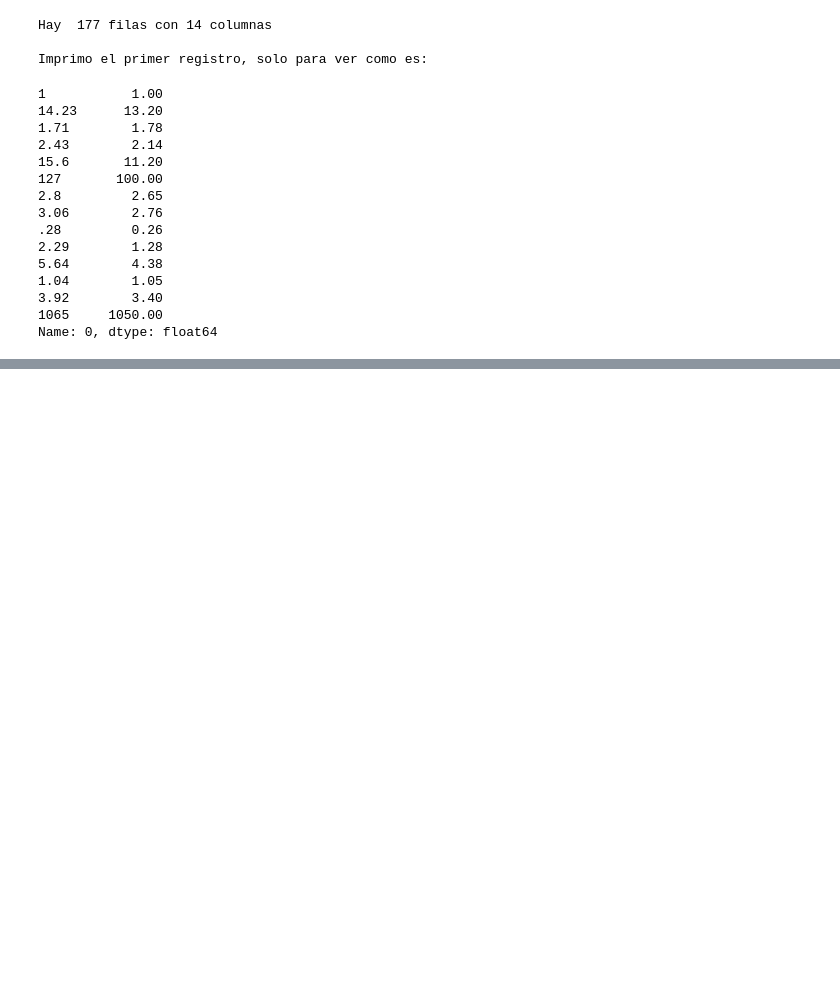
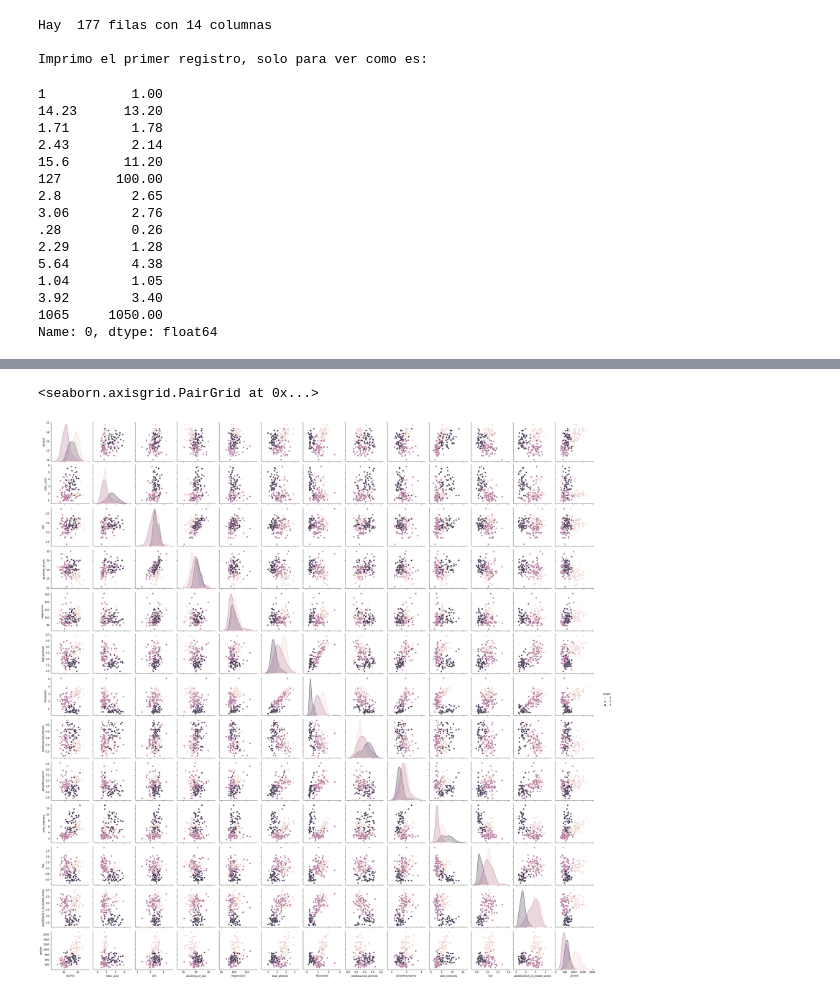
Before and after one commit to JMML2021/Sprint-7.-Algoritmes-d-aprenentatge-supervisat-Classificaci-, a Jupyter notebook: Sprint_7_Algoritmes_d’aprenentatge_supervisat_Classificacio.ipynb, the cells around one changed output, grey strips where cells are left out. Cells and saved outputs as stored; diff of their text form; code cells hidden in the pictures; blank space fills up the shorter version.

```diff
--- a/Sprint_7_Algoritmes_d’aprenentatge_supervisat_Classificacio.ipynb
+++ b/Sprint_7_Algoritmes_d’aprenentatge_supervisat_Classificacio.ipynb
@@ -55,0 +217,8 @@ Name: 0, dtype: float64
+# %%
+#scatter plots
+
+df2 = df1[Nombre_Columnas]
+sns.pairplot(df2,hue='target')
+# %% [output]
+<seaborn.axisgrid.PairGrid at 0x...>
+[figure, added]
```
Also changed, not shown: parts of 23 cells of this notebook.
